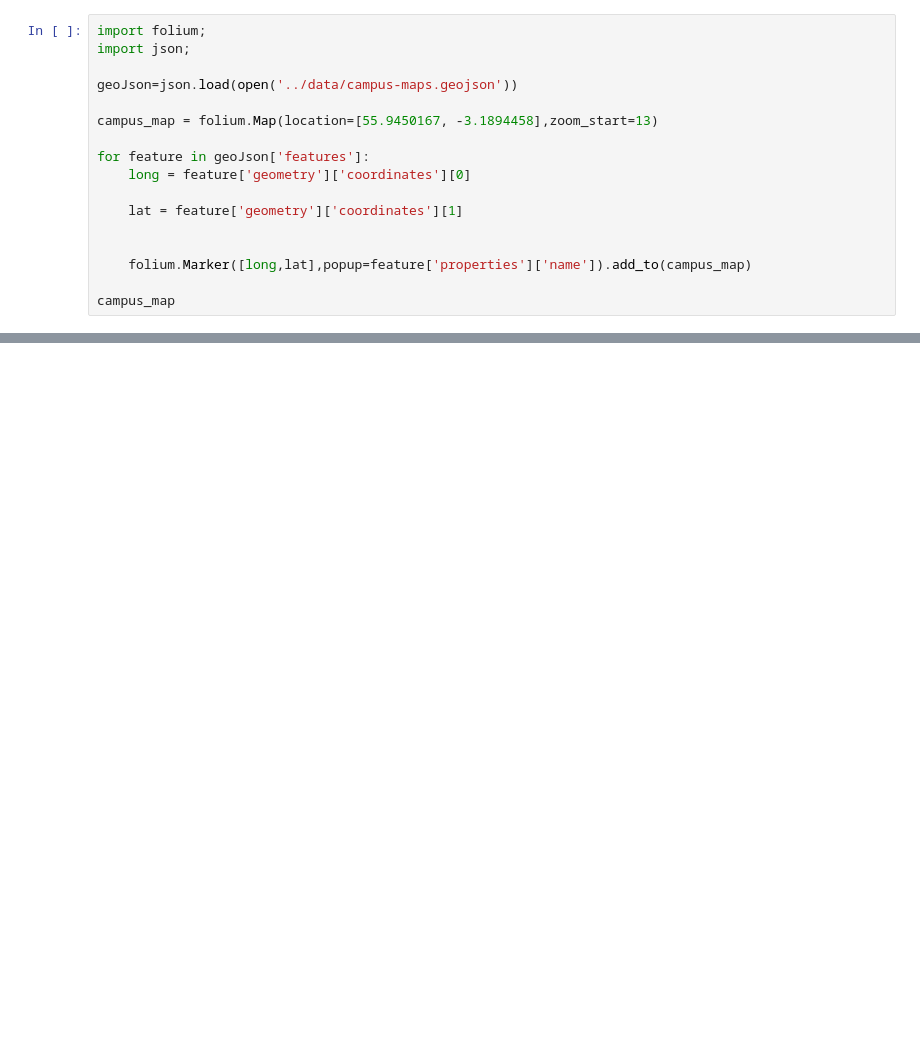
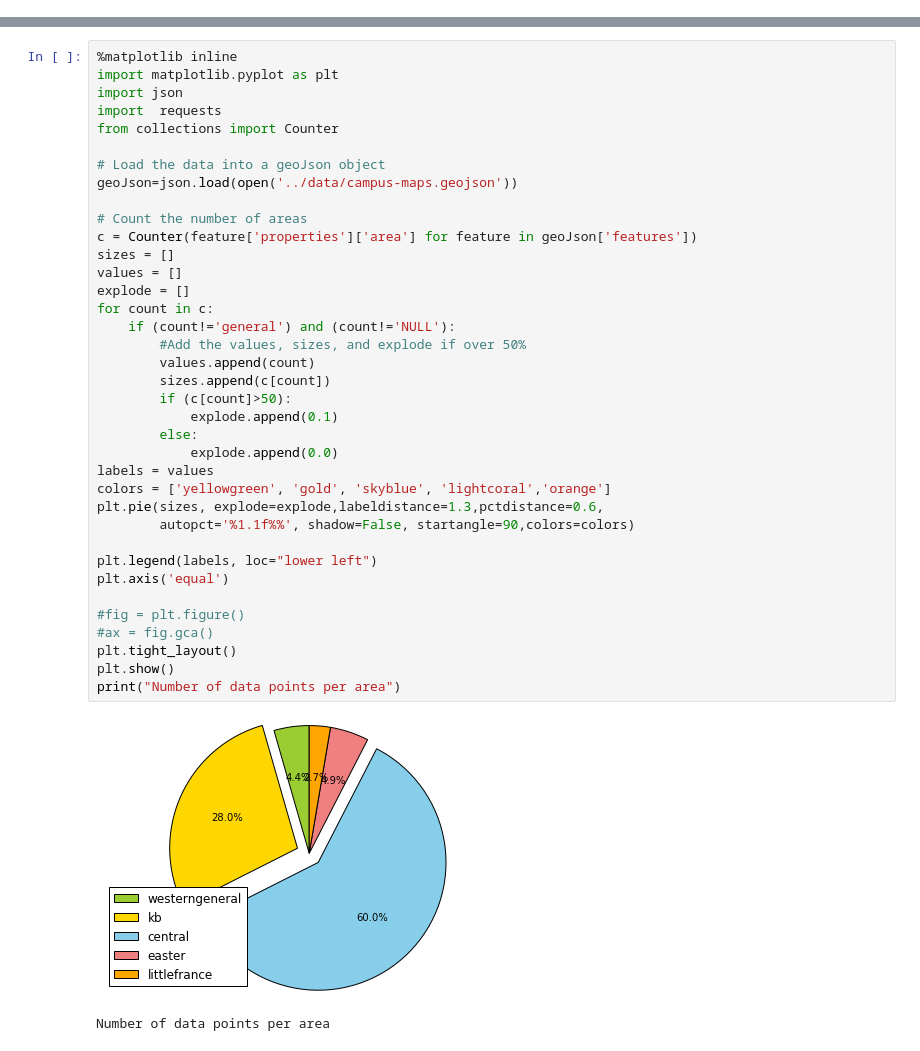
Before and after one commit to EdinburghCityScope/uoe-campus-maps, a Jupyter notebook: notebooks/uoe-campus-maps.ipynb, the cells around one changed output, grey strips where cells are left out. Drawn from its saved outputs; the diff is of its cells as text; blank space fills up the shorter version.

Commit message:
Add matlibplot pie chart example and modify folium map example to use layers by type

```diff
--- a/notebooks/uoe-campus-maps.ipynb
+++ b/notebooks/uoe-campus-maps.ipynb
@@ -29,17 +28,0 @@ campus_map
-# %%
-import folium;
-import json;
-
-geoJson=json.load(open('../data/campus-maps.geojson'))
-
-campus_map = folium.Map(location=[55.9450167, -3.1894458],zoom_start=13)
-
-for feature in geoJson['features']:
-    long = feature['geometry']['coordinates'][0]
-
-    lat = feature['geometry']['coordinates'][1]
-
-
-    folium.Marker([long,lat],popup=feature['properties']['name']).add_to(campus_map)
-
-campus_map
@@ -47,0 +29,40 @@ campus_map
+# %%
+%matplotlib inline
+import matplotlib.pyplot as plt
+import json
+import  requests
+from collections import Counter
+
+# Load the data into a geoJson object
+geoJson=json.load(open('../data/campus-maps.geojson'))
+
+# Count the number of areas
+c = Counter(feature['properties']['area'] for feature in geoJson['features'])
+sizes = []
+values = []
+explode = []
+for count in c:
+    if (count!='general') and (count!='NULL'):
+        #Add the values, sizes, and explode if over 50%
+        values.append(count)
+        sizes.append(c[count])
+        if (c[count]>50):
+            explode.append(0.1)
+        else:
+            explode.append(0.0)
+labels = values
+colors = ['yellowgreen', 'gold', 'skyblue', 'lightcoral','orange']
+plt.pie(sizes, explode=explode,labeldistance=1.3,pctdistance=0.6,
+        autopct='%1.1f%%', shadow=False, startangle=90,colors=colors)
+
+plt.legend(labels, loc="lower left")
+plt.axis('equal')
+
+#fig = plt.figure()
+#ax = fig.gca()
+plt.tight_layout()
+plt.show()
+print("Number of data points per area")
+# %% [output]
+[figure, added]
+Number of data points per area
```
Also changed, not shown: parts of 3 cells of this notebook.
